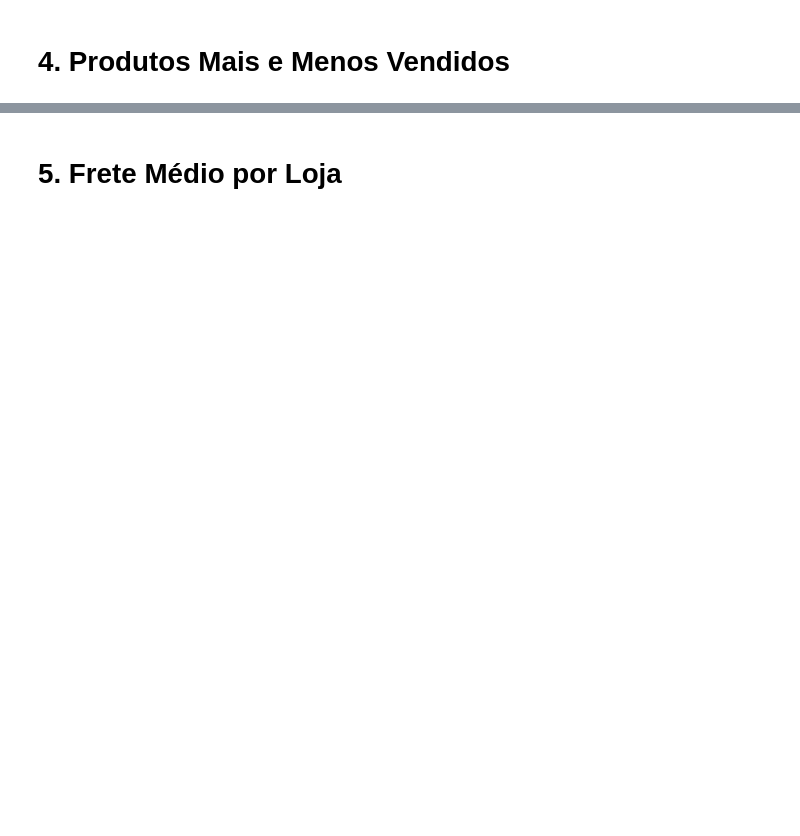
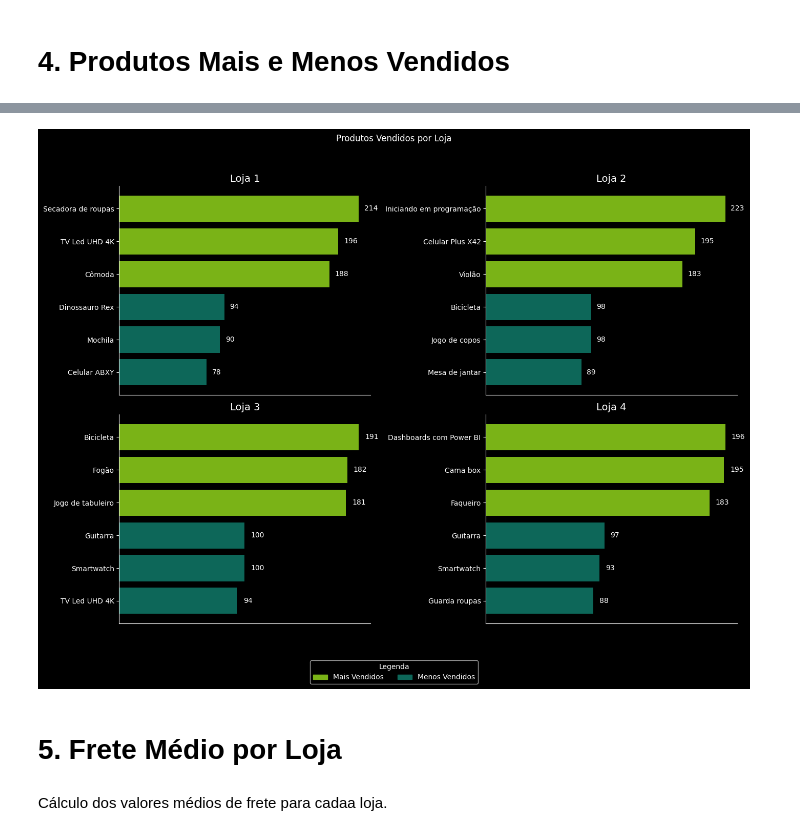
Before and after one commit to NatBiscarra/challenge_alurastore, a Jupyter notebook: AluraStoreBr.ipynb, the cells around one changed output, grey strips where cells are left out. Drawn from its saved outputs; the diff is of its cells as text; code cells hidden in the pictures; blank space fills up the shorter version.

```diff
--- a/AluraStoreBr.ipynb
+++ b/AluraStoreBr.ipynb
@@ -84,2 +265,66 @@ plt.show() #Exibe o gráfico
+# %%
+#Importar bibliotecas matplotlib e pandas
+import matplotlib.pyplot as plt
+import pandas as pd
+import matplotlib.patches as mpatches
+
+lojas = ['Loja 1', 'Loja 2', 'Loja 3', 'Loja 4']
+
+#Cria um dicionário para armazenar chave-valor
+produtos_por_loja = {
+    'Loja 1': (produtos_loja1.head(3), produtos_loja1.tail(3)),
+    'Loja 2': (produtos_loja2.head(3), produtos_loja2.tail(3)),
+    'Loja 3': (produtos_loja3.head(3), produtos_loja3.tail(3)),
+    'Loja 4': (produtos_loja4.head(3), produtos_loja4.tail(3))
+}
+
+#Define as cores para cada categoria
+cores_top = '#7AB317'
+cores_flop = '#0D6759'
+
+#Cria uma figura com 4 subpolots (2 linhas e 2 colunas)
+fig, axs = plt.subplots(2, 2, figsize=(14, 10))
+axs = axs.flatten()
+
+#Loop que itera lista lojas
+for i, loja in enumerate(lojas):
+    top3, flop3 = produtos_por_loja[loja]
+
+    #Cria um dataframe com os 6 produtos
+    dados = pd.concat([top3, flop3])
+
+    #Plota os produtos mais vendidos
+    axs[i].barh(top3["Produto"], top3["Quantidade"], color=cores_top, label="Mais Vendidos")
+    #Plota os produtos menos vendidos
+    axs[i].barh(flop3["Produto"], flop3["Quantidade"], color=cores_flop, label="Menos Vendidos")
+
+    #Ajusta a parte visual do gráfico
+    axs[i].set_title(loja, fontsize=14)
+    axs[i].invert_yaxis()
+    axs[i].xaxis.set_visible(False)
+    axs[i].grid(False)
+    axs[i].spines['top'].set_visible(False)
+    axs[i].spines['right'].set_visible(False)
+    axs[i].spines['bottom'].set_visible(True)
+    axs[i].spines['left'].set_visible(True)
+
+    for j, v in enumerate(dados["Quantidade"]):
+        axs[i].text(v + 5, j, str(v), va='center', fontsize=10)
+
+#Cria os patches para a legenda
+top_patch = mpatches.Patch(color=cores_top, label='Mais Vendidos')
+flop_patch = mpatches.Patch(color=cores_flop, label='Menos Vendidos')
+
+#Legenda única para a figura
+fig.legend(handles=[top_patch, flop_patch], title='Legenda', bbox_to_anchor=(0.5, -0.1), loc='lower center', ncol=3, fontsize=10)
+
+#Plota a figura com 4 gráficos
+fig.suptitle('Produtos Vendidos por Loja')
+plt.tight_layout(rect=[0, 0.01, 1, 0.95])
+plt.show()
+# %% [output]
+[figure, added]
 # %% [markdown]
 # 5. Frete Médio por Loja
+# %% [markdown]
+Cálculo dos valores médios de frete para cadaa loja.
```
Also changed, not shown: parts of 27 cells of this notebook.
